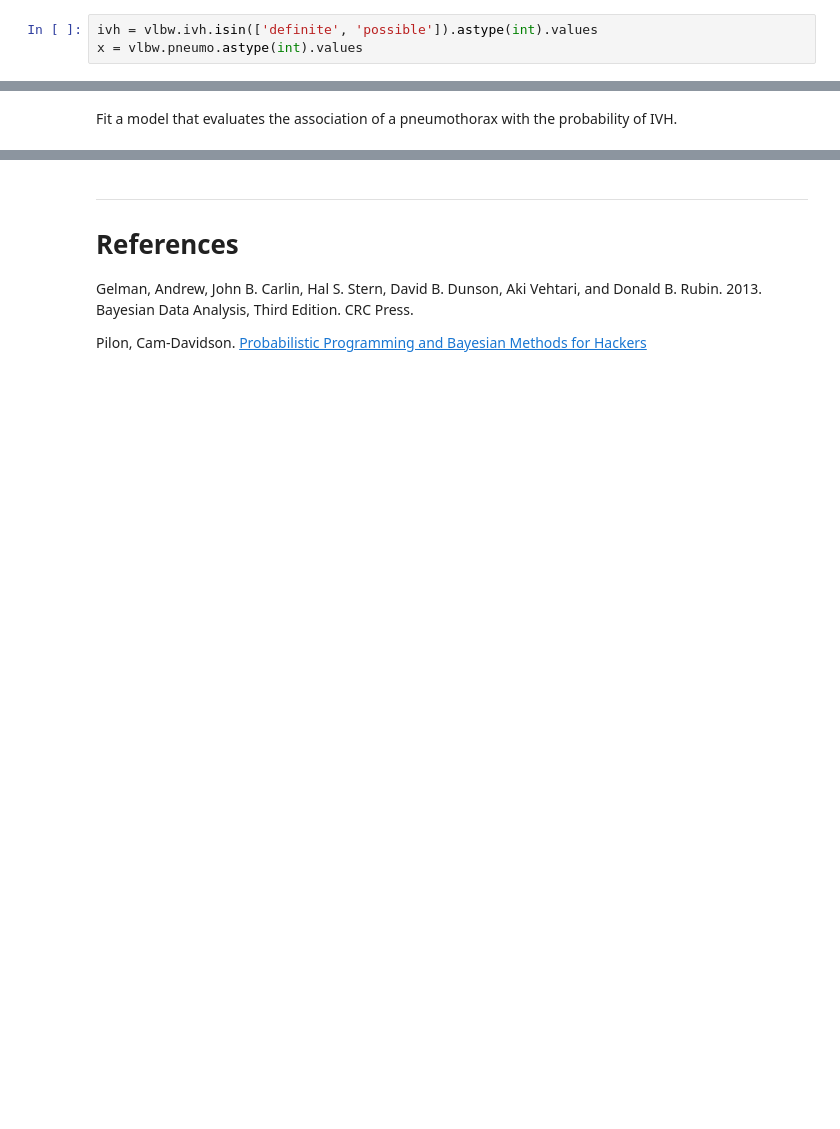
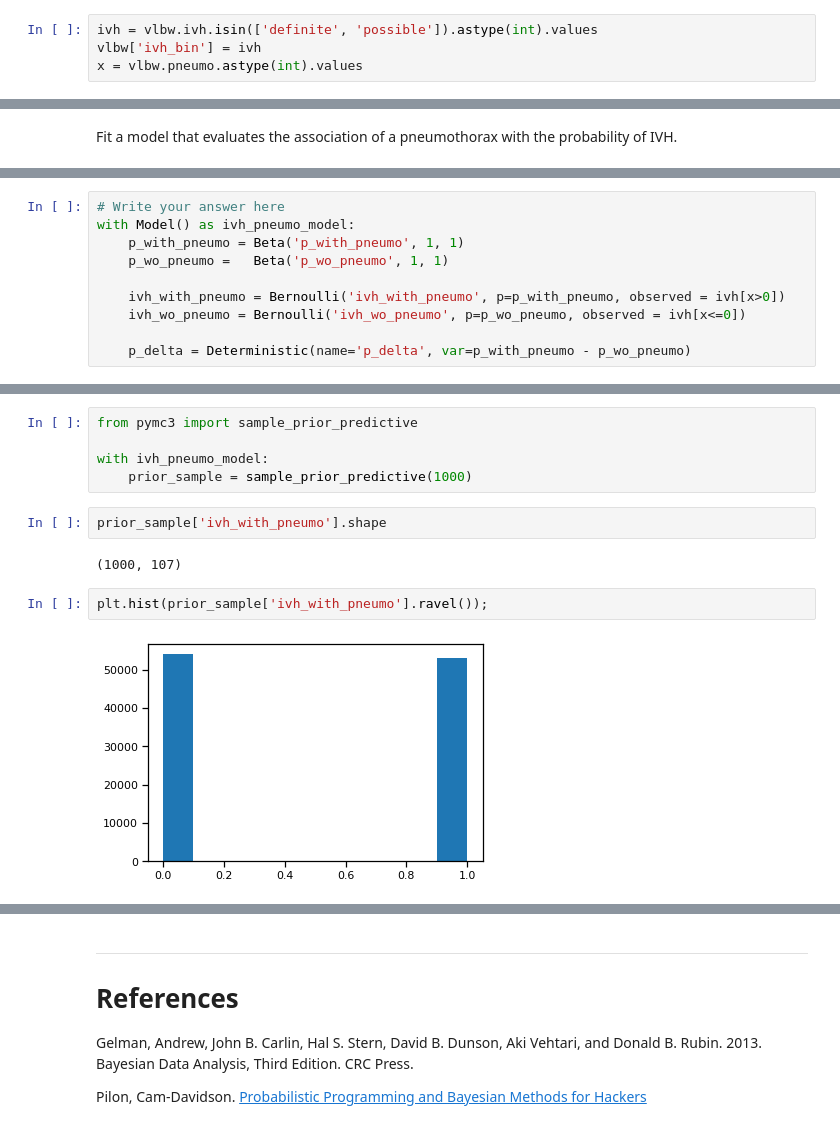
Before and after one commit to Robert-Muil/QB_Bayes_Course, a Jupyter notebook: notebooks/Section1_1-Basic_Bayes.ipynb, the cells around one changed output, grey strips where cells are left out. Drawn from its saved outputs; the diff is of its cells as text; blank space fills up the shorter version.

```diff
--- a/notebooks/Section1_1-Basic_Bayes.ipynb
+++ b/notebooks/Section1_1-Basic_Bayes.ipynb
@@ -547,4 +610,5 @@ pd.crosstab(vlbw.ivh, vlbw.pneumo)
 We will create a binary outcome by combining `definite` and `possible` into a single outcome.
 # %%
 ivh = vlbw.ivh.isin(['definite', 'possible']).astype(int).values
+vlbw['ivh_bin'] = ivh
 x = vlbw.pneumo.astype(int).values
@@ -554,0 +640,10 @@ Fit a model that evaluates the association of a pneumothorax with the probabilit
+# %%
+# Write your answer here
+with Model() as ivh_pneumo_model:
+    p_with_pneumo = Beta('p_with_pneumo', 1, 1)
+    p_wo_pneumo =   Beta('p_wo_pneumo', 1, 1)
+
+    ivh_with_pneumo = Bernoulli('ivh_with_pneumo', p=p_with_pneumo, observed = ivh[x>0])
+    ivh_wo_pneumo = Bernoulli('ivh_wo_pneumo', p=p_wo_pneumo, observed = ivh[x<=0])
+
+    p_delta = Deterministic(name='p_delta', var=p_with_pneumo - p_wo_pneumo)
@@ -554,0 +655,13 @@ Fit a model that evaluates the association of a pneumothorax with the probabilit
+# %%
+from pymc3 import sample_prior_predictive
+
+with ivh_pneumo_model:
+    prior_sample = sample_prior_predictive(1000)
+# %%
+prior_sample['ivh_with_pneumo'].shape
+# %% [output]
+(1000, 107)
+# %%
+plt.hist(prior_sample['ivh_with_pneumo'].ravel());
+# %% [output]
+[figure, added]
```
Also changed, not shown: parts of 36 cells of this notebook.
